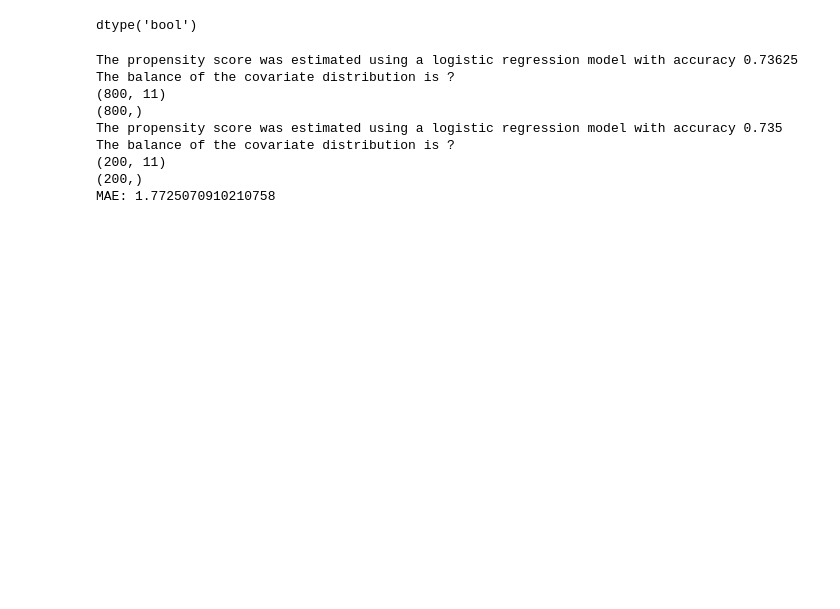
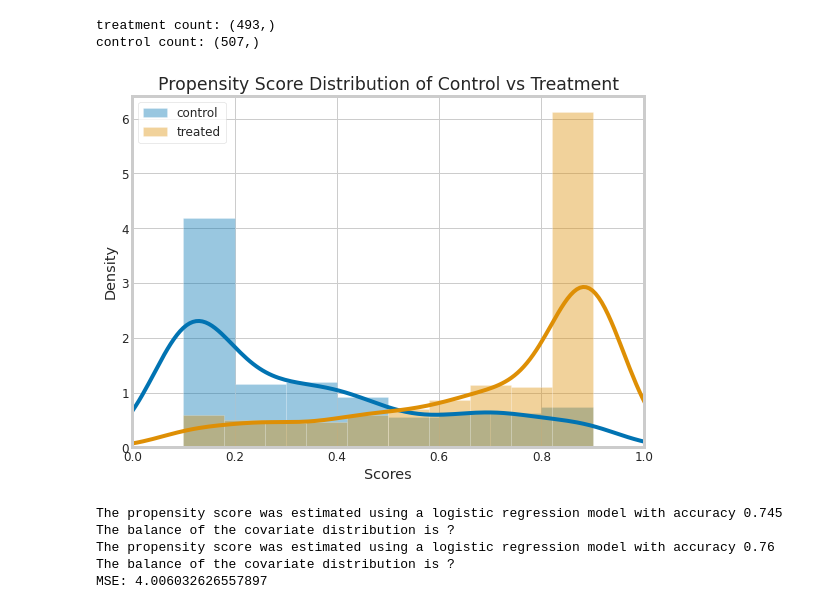
Before and after one commit to Pacmed/causal_inference, a Jupyter notebook: basic_pipeline.ipynb, the cells around one changed output. Drawn from its saved outputs; the diff is of its cells as text; code cells hidden in the pictures; blank space fills up the shorter version.

```diff
--- a/basic_pipeline.ipynb
+++ b/basic_pipeline.ipynb
@@ -47,0 +171,11 @@ The average propensity score value is equal to 0.52 with standard deviation equa
+# %%
+#First analyze the propensity
+
+df['p_score'] = true_propensity
+p_score_control = df[df.treatment == 0]['p_score']
+p_score_treated = df[df.treatment == 1]['p_score']
+print('treatment count:', p_score_control.shape)
+print('control count:', p_score_treated.shape)
+# %% [output]
+treatment count: (493,)
+control count: (507,)
@@ -48,3 +188,18 @@ The average propensity score value is equal to 0.52 with standard deviation equa
+# %%
+plt.rcParams['figure.figsize'] = 8, 6
+plt.rcParams['font.size'] = 12
+
+sns.distplot(p_score_control, label='control')
+sns.distplot(p_score_treated, label='treated')
+plt.xlim(0, 1)
+plt.title('Propensity Score Distribution of Control vs Treatment')
+plt.ylabel('Density')
+plt.xlabel('Scores')
+plt.legend()
+plt.tight_layout()
+plt.show()
+# %% [output]
+[figure, added]
 # %%
 X_new = np.hstack((X, treatment.reshape(len(treatment), 1)))
 
@@ -52,10 +207,6 @@ X_new = np.hstack((X, treatment.reshape(len(treatment), 1)))
 X_train, X_valid, y_train, y_valid = train_test_split(X_new, y,
                                                                 train_size=0.8, test_size=0.2,
                                                                 random_state=0)
-# %%
-treatment.astype(bool).dtype
-# %% [output]
-dtype('bool')
 # %%
 from sklearn.linear_model import LinearRegression
 
@@ -68,7 +219,7 @@ my_pipeline = Pipeline([
     ('model', model)
 ])
 # %%
-from sklearn.metrics import mean_absolute_error
+from sklearn.metrics import mean_squared_error
 
 # Preprocessing of training data, fit model
 my_pipeline.fit(X_train, y_train)
@@ -77,16 +228,12 @@ my_pipeline.fit(X_train, y_train)
 preds = my_pipeline.predict(X_valid)
 
 # Evaluate the model
-score = mean_absolute_error(y_valid, preds)
-print('MAE:', score)
+score = mean_squared_error(y_valid, preds)
+print('MSE:', score)
 # %% [output]
-The propensity score was estimated using a logistic regression model with accuracy 0.73625
+The propensity score was estimated using a logistic regression model with accuracy 0.745
 The balance of the covariate distribution is ?
-(800, 11)
-(800,)
-The propensity score was estimated using a logistic regression model with accuracy 0.735
+The propensity score was estimated using a logistic regression model with accuracy 0.76
 The balance of the covariate distribution is ?
-(200, 11)
-(200,)
-MAE: 1.7725070910210758
+MSE: 4.006032626557897
 # %%
```
Also changed, not shown: parts of 26 cells of this notebook, 4 other files.
